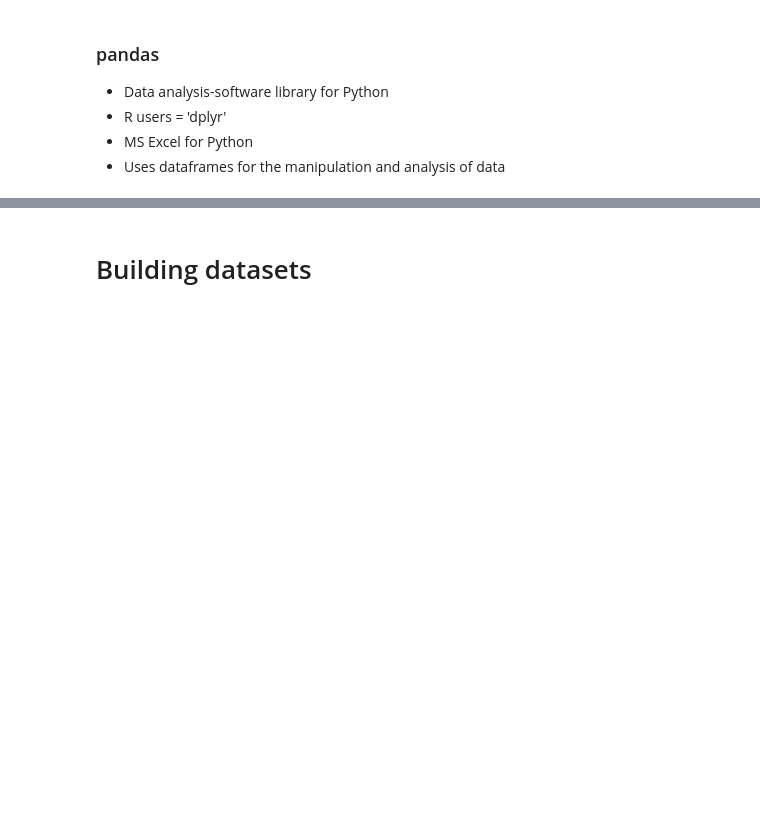
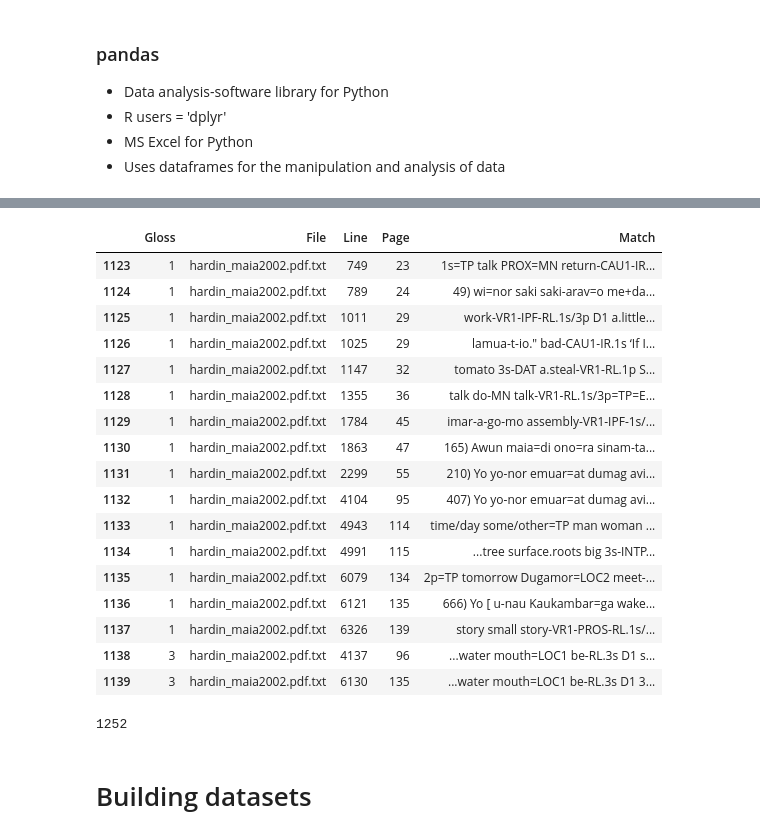
Before and after one commit to maecarroll/CMLT, a Jupyter notebook: CMLT_Data.ipynb, the cells around one changed output, grey strips where cells are left out. Drawn from its saved outputs; the diff is of its cells as text; code cells hidden in the pictures; blank space fills up the shorter version.

```diff
--- a/CMLT_Data.ipynb
+++ b/CMLT_Data.ipynb
@@ -273,0 +360,21 @@ me_df = pd.read_csv("multiple_exponence.tsv",
+# %%
+me_df[me_df['File'].str.contains('hardin')]
+# %% [output]
+|  | Gloss | File | Line | Page | Match |
+| 1123 | 1 | hardin_maia2002.pdf.txt | 749 | 23 | 1s=TP talk PROX=MN return-CAU1-IR... |
+| 1124 | 1 | hardin_maia2002.pdf.txt | 789 | 24 | 49) wi=nor saki saki-arav=o me+da... |
+| 1125 | 1 | hardin_maia2002.pdf.txt | 1011 | 29 | work-VR1-IPF-RL.1s/3p D1 a.little... |
+| 1126 | 1 | hardin_maia2002.pdf.txt | 1025 | 29 | lamua-t-io." bad-CAU1-IR.1s ‘If I... |
+| 1127 | 1 | hardin_maia2002.pdf.txt | 1147 | 32 | tomato 3s-DAT a.steal-VR1-RL.1p S... |
+| 1128 | 1 | hardin_maia2002.pdf.txt | 1355 | 36 | talk do-MN talk-VR1-RL.1s/3p=TP=E... |
+| 1129 | 1 | hardin_maia2002.pdf.txt | 1784 | 45 | imar-a-go-mo assembly-VR1-IPF-1s/... |
+| 1130 | 1 | hardin_maia2002.pdf.txt | 1863 | 47 | 165) Awun maia=di ono=ra sinam-ta... |
+| 1131 | 1 | hardin_maia2002.pdf.txt | 2299 | 55 | 210) Yo yo-nor emuar=at dumag avi... |
+| 1132 | 1 | hardin_maia2002.pdf.txt | 4104 | 95 | 407) Yo yo-nor emuar=at dumag avi... |
+| 1133 | 1 | hardin_maia2002.pdf.txt | 4943 | 114 | time/day some/other=TP man woman ... |
+| 1134 | 1 | hardin_maia2002.pdf.txt | 4991 | 115 | ...tree surface.roots big 3s-INTP... |
+| 1135 | 1 | hardin_maia2002.pdf.txt | 6079 | 134 | 2p=TP tomorrow Dugamor=LOC2 meet-... |
+| 1136 | 1 | hardin_maia2002.pdf.txt | 6121 | 135 | 666) Yo [ u-nau Kaukambar=ga wake... |
+| 1137 | 1 | hardin_maia2002.pdf.txt | 6326 | 139 | story small story-VR1-PROS-RL.1s/... |
+| 1138 | 3 | hardin_maia2002.pdf.txt | 4137 | 96 | ...water mouth=LOC1 be-RL.3s D1 s... |
+| 1139 | 3 | hardin_maia2002.pdf.txt | 6130 | 135 | ...water mouth=LOC1 be-RL.3s D1 3... |
@@ -274,3 +386,7 @@ me_df = pd.read_csv("multiple_exponence.tsv",
+# %%
+len(me_df)
+# %% [output]
+1252
 # %% [markdown]
 # Building datasets
 # %% [markdown]
```
Also changed, not shown: parts of 12 cells of this notebook, 2 other files.
